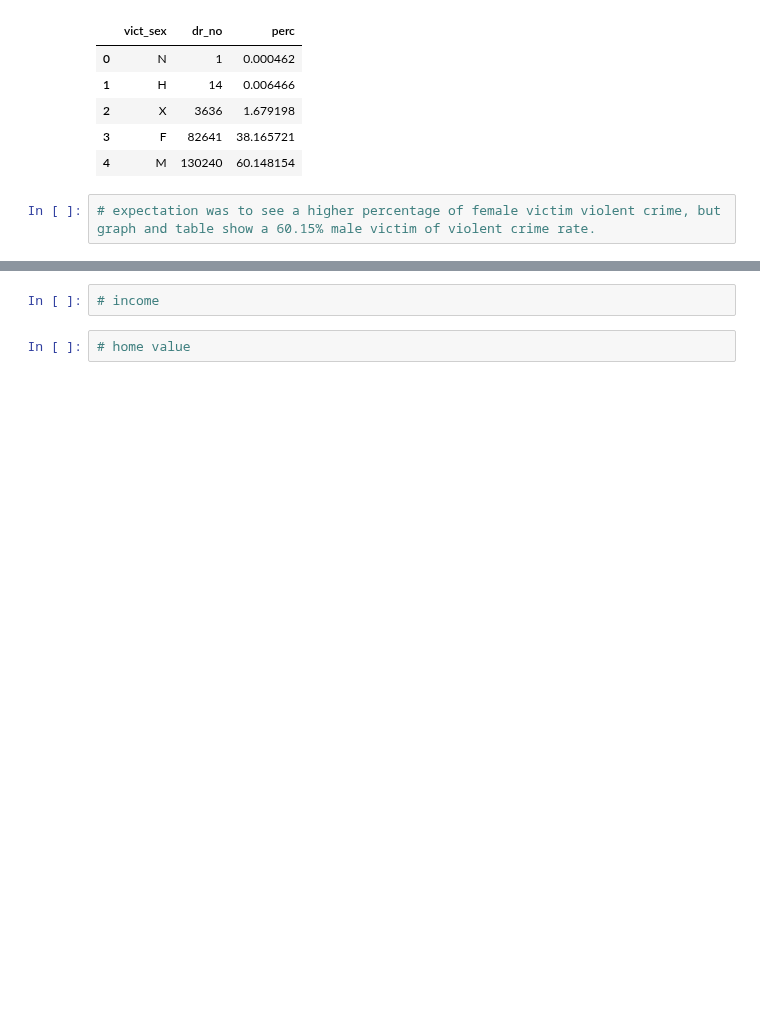
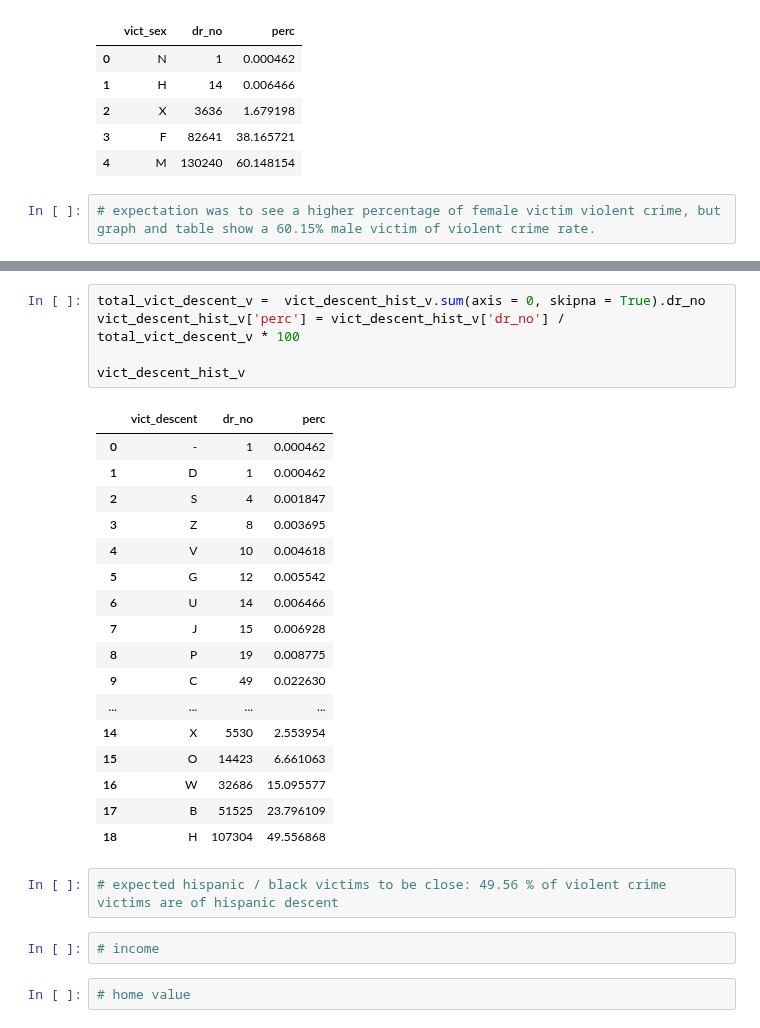
Before and after one commit to frederikdebruyker/Los-Angeles-Crime-Statistics, a Jupyter notebook: los_angeles_crime_statistics.ipynb, the cells around one changed output, grey strips where cells are left out. Saved outputs shown, nothing was run; the diff lists cells and outputs as text; blank space fills up the shorter version.

```diff
--- a/los_angeles_crime_statistics.ipynb
+++ b/los_angeles_crime_statistics.ipynb
@@ -495,3 +519,28 @@ vict_sex_hist_v
+# %%
+total_vict_descent_v =  vict_descent_hist_v.sum(axis = 0, skipna = True).dr_no
+vict_descent_hist_v['perc'] = vict_descent_hist_v['dr_no'] / total_vict_descent_v * 100
+
+vict_descent_hist_v
+# %% [output]
+|  | vict_descent | dr_no | perc |
+| 0 | - | 1 | 0.000462 |
+| 1 | D | 1 | 0.000462 |
+| 2 | S | 4 | 0.001847 |
+| 3 | Z | 8 | 0.003695 |
+| 4 | V | 10 | 0.004618 |
+| 5 | G | 12 | 0.005542 |
+| 6 | U | 14 | 0.006466 |
+| 7 | J | 15 | 0.006928 |
+| 8 | P | 19 | 0.008775 |
+| 9 | C | 49 | 0.022630 |
+| ... | ... | ... | ... |
+| 14 | X | 5530 | 2.553954 |
+| 15 | O | 14423 | 6.661063 |
+| 16 | W | 32686 | 15.095577 |
+| 17 | B | 51525 | 23.796109 |
+| 18 | H | 107304 | 49.556868 |
+# %%
+# expected hispanic / black victims to be close: 49.56 % of violent crime victims are of hispanic descent
 # %%
 # income
 # %%
```
Also changed, not shown: parts of 2 cells of this notebook, 1 other file.
